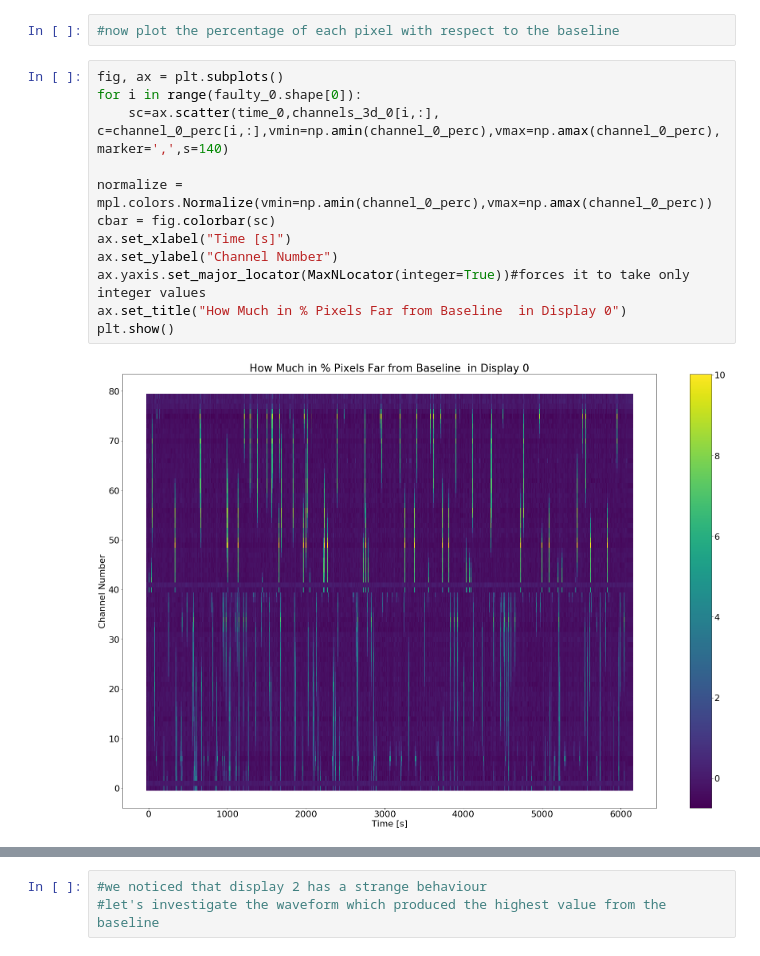
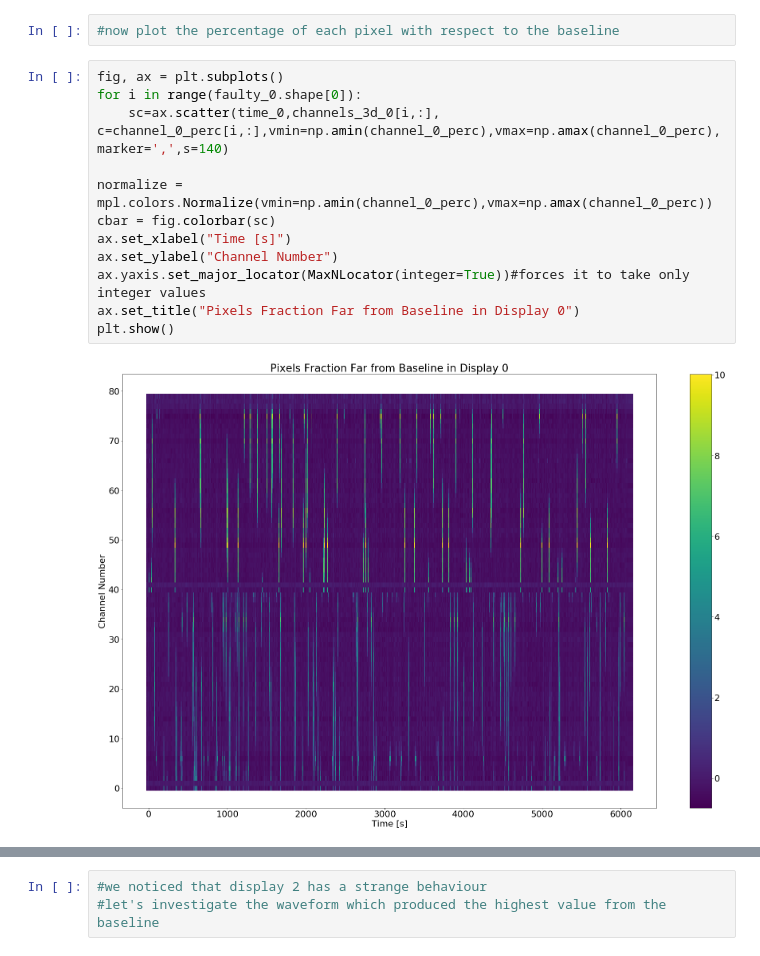
Before and after one commit to StefanoVergani/monitoring_analysis, a Jupyter notebook: alarm.ipynb, the cells around one changed output, grey strips where cells are left out. Drawn from its saved outputs; the diff is of its cells as text.

```diff
--- a/alarm.ipynb
+++ b/alarm.ipynb
@@ -270,17 +273,17 @@ plt.show()
 # %%
 fig, ax = plt.subplots()
 for i in range(faulty_0.shape[0]):
     sc=ax.scatter(time_0,channels_3d_0[i,:], c=channel_0_perc[i,:],vmin=np.amin(channel_0_perc),vmax=np.amax(channel_0_perc),marker=',',s=140)
 
 normalize = mpl.colors.Normalize(vmin=np.amin(channel_0_perc),vmax=np.amax(channel_0_perc))
 cbar = fig.colorbar(sc)
 ax.set_xlabel("Time [s]")
 ax.set_ylabel("Channel Number")
 ax.yaxis.set_major_locator(MaxNLocator(integer=True))#forces it to take only integer values
-ax.set_title("How Much in % Pixels Far from Baseline  in Display 0")
+ax.set_title("Pixels Fraction Far from Baseline in Display 0")
 plt.show()
 # %% [output]
-[figure, old version]
+[figure, new version]
 # %%
 fig, ax = plt.subplots()
 for i in range(faulty_1.shape[0]):
```
Also changed, not shown: parts of 17 cells of this notebook, 2 other files.
